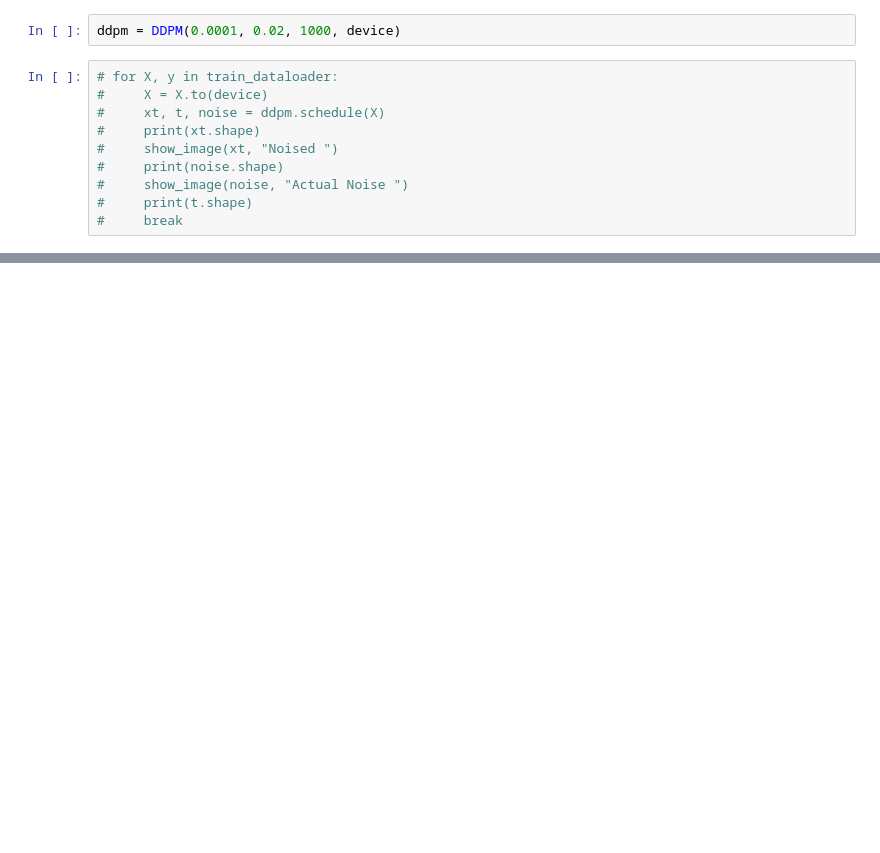
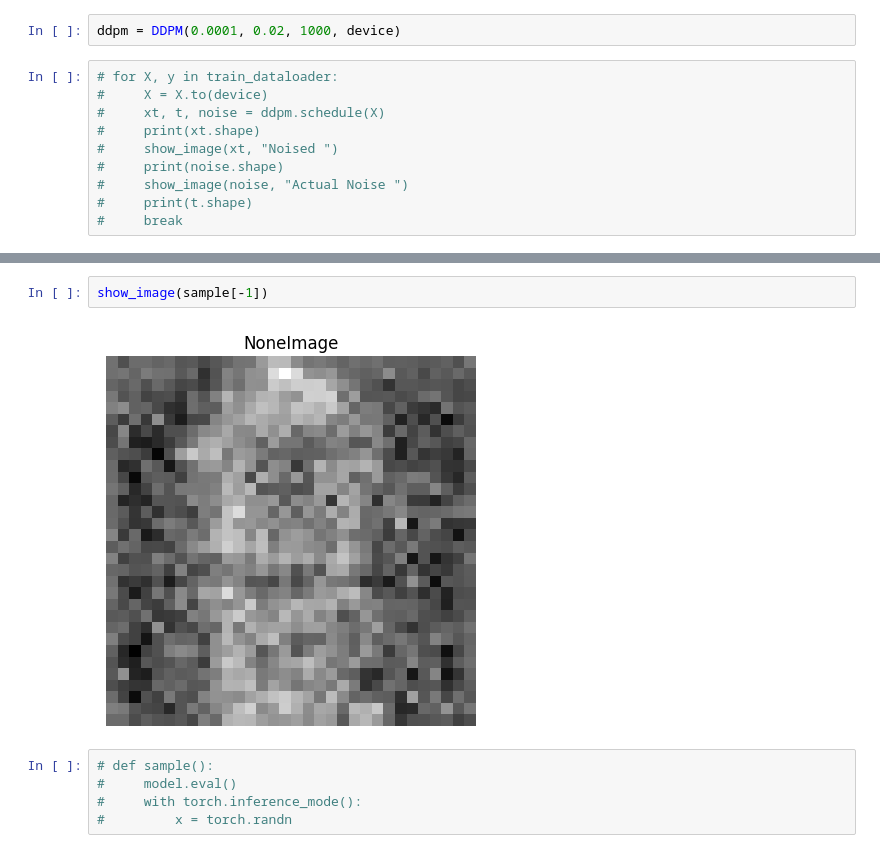
Before and after one commit to Neha-Shrestha/Text-to-Image-Generator, a Jupyter notebook: ldm/13.ipynb, the cells around one changed output, grey strips where cells are left out. Cells and saved outputs as stored; diff of their text form; blank space fills up the shorter version.

```diff
--- a/ldm/13.ipynb
+++ b/ldm/13.ipynb
@@ -99,0 +192,9 @@ torch.save(unet.state_dict(), "./Saved Models/unet_model_2023_12_31_8_11.pth")
+# %%
+show_image(sample[-1])
+# %% [output]
+[figure, added]
+# %%
+# def sample():
+#     model.eval()
+#     with torch.inference_mode():
+#         x = torch.randn
```
Also changed, not shown: parts of 13 cells of this notebook.
